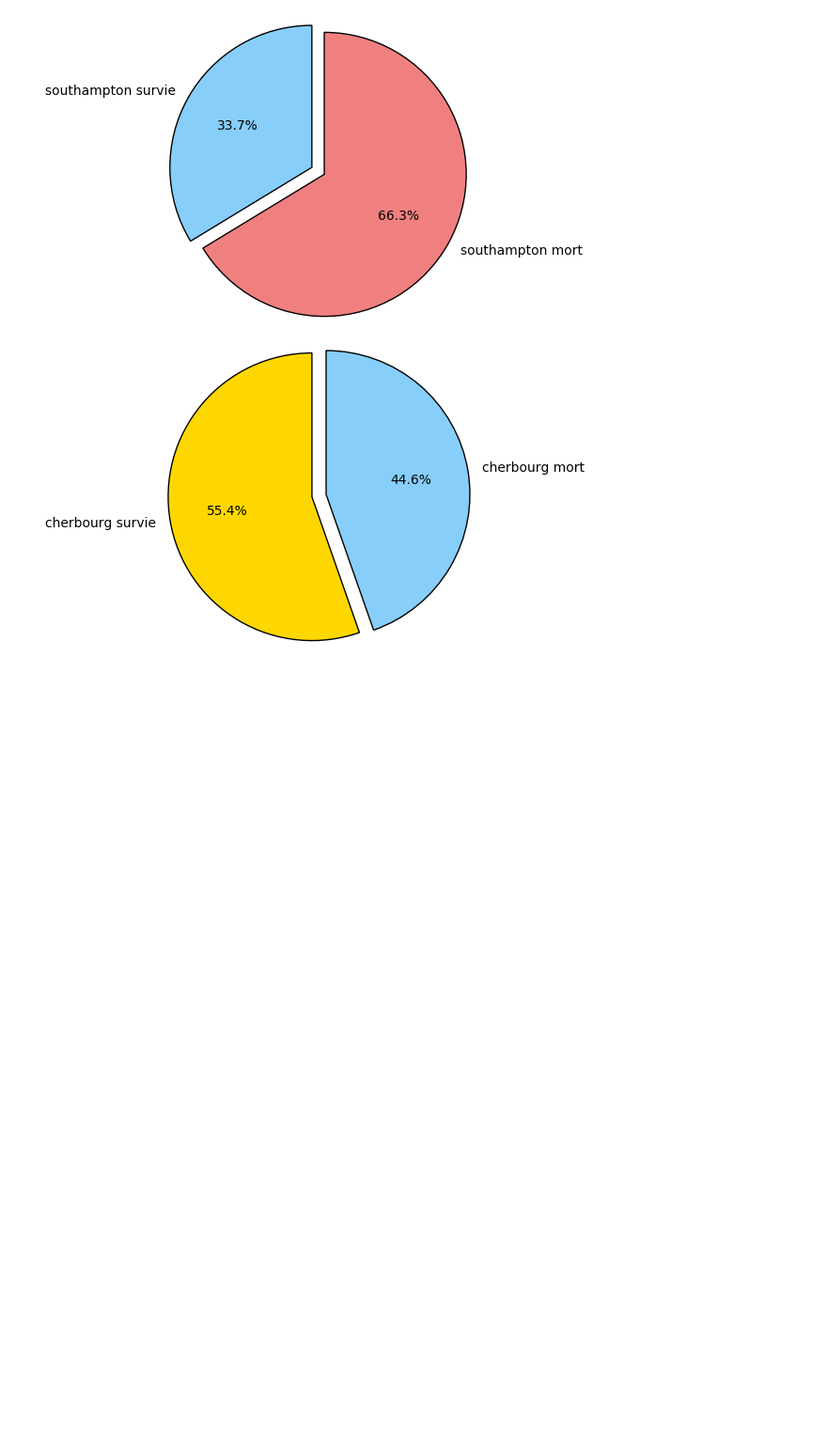
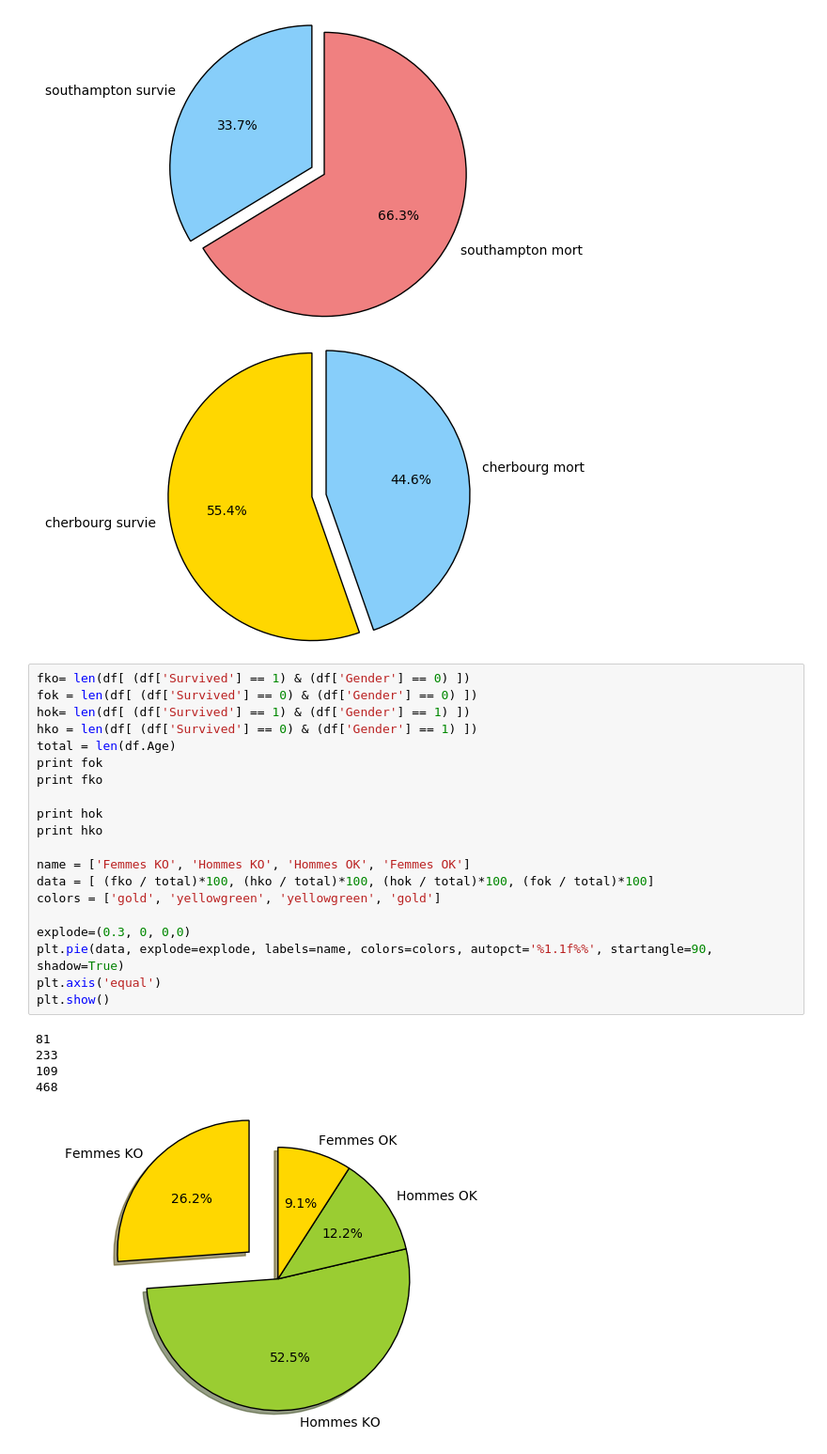
Before and after one commit to GuillaumeTrichardYnov/P1, a Jupyter notebook: RenduP1GuillaumeTRICHARD.ipynb, the cells around one changed output. Shown: that part at 94% size. Drawn from its saved outputs; the diff is of its cells as text; blank space fills up the shorter version.

```diff
--- a/RenduP1GuillaumeTRICHARD.ipynb
+++ b/RenduP1GuillaumeTRICHARD.ipynb
@@ -251,3 +251,29 @@ plt.show()
 [figure]
 [figure]
 [figure]
+# %%
+fko= len(df[ (df['Survived'] == 1) & (df['Gender'] == 0) ])
+fok = len(df[ (df['Survived'] == 0) & (df['Gender'] == 0) ])
+hok= len(df[ (df['Survived'] == 1) & (df['Gender'] == 1) ])
+hko = len(df[ (df['Survived'] == 0) & (df['Gender'] == 1) ])
+total = len(df.Age)
+print fok
+print fko
+
+print hok
+print hko
+
+name = ['Femmes KO', 'Hommes KO', 'Hommes OK', 'Femmes OK']
+data = [ (fko / total)*100, (hko / total)*100, (hok / total)*100, (fok / total)*100]
+colors = ['gold', 'yellowgreen', 'yellowgreen', 'gold']
+
+explode=(0.3, 0, 0,0)
+plt.pie(data, explode=explode, labels=name, colors=colors, autopct='%1.1f%%', startangle=90, shadow=True)
+plt.axis('equal')
+plt.show()
+# %% [output]
+81
+233
+109
+468
+[figure, added]
```
Also changed, not shown: parts of 1 cell of this notebook, 4 other files.
